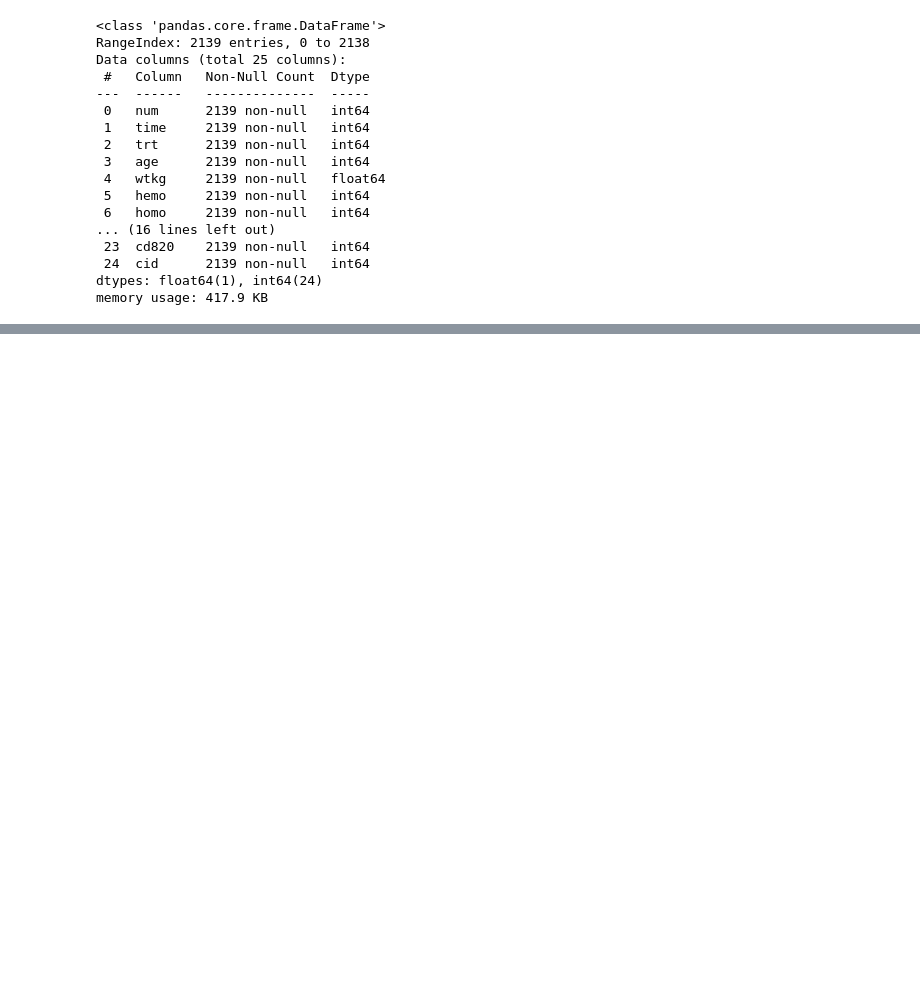
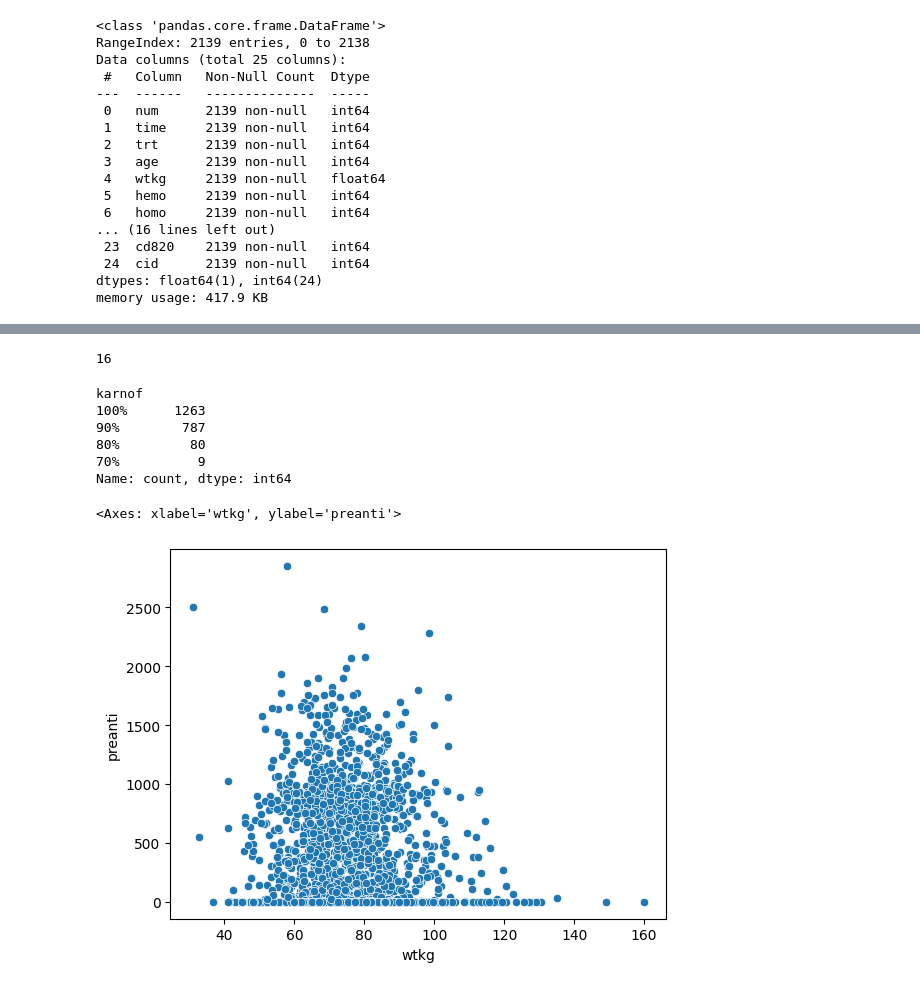
Before and after one commit to bogatyr-e/ml-prediction-aids, a Jupyter notebook: src/preprocessing.ipynb, the cells around one changed output, grey strips where cells are left out. Cells and saved outputs as stored; diff of their text form; code cells hidden in the pictures; blank space fills up the shorter version.

```diff
--- a/src/preprocessing.ipynb
+++ b/src/preprocessing.ipynb
@@ -115,0 +365,22 @@ pickle.dump(df_confusion, file_to_write)
+# %%
+len(stri)
+# %% [output]
+16
+# %%
+
+aids[stri[15]]=aids[stri[15]].replace(dict1[15])
+
+aids.value_counts([stri[15]])
+# %% [output]
+karnof
+100%      1263
+90%        787
+80%         80
+70%          9
+Name: count, dtype: int64
+# %%
+# scatter-plot für Gewicht at baseline und Zeit der vorigen Antiretroviralen Behandlung
+sns.scatterplot(aidsnum, x='wtkg', y='preanti')
+# %% [output]
+<Axes: xlabel='wtkg', ylabel='preanti'>
+[figure, added]
```
Also changed, not shown: parts of 78 cells of this notebook, 4 other files.
